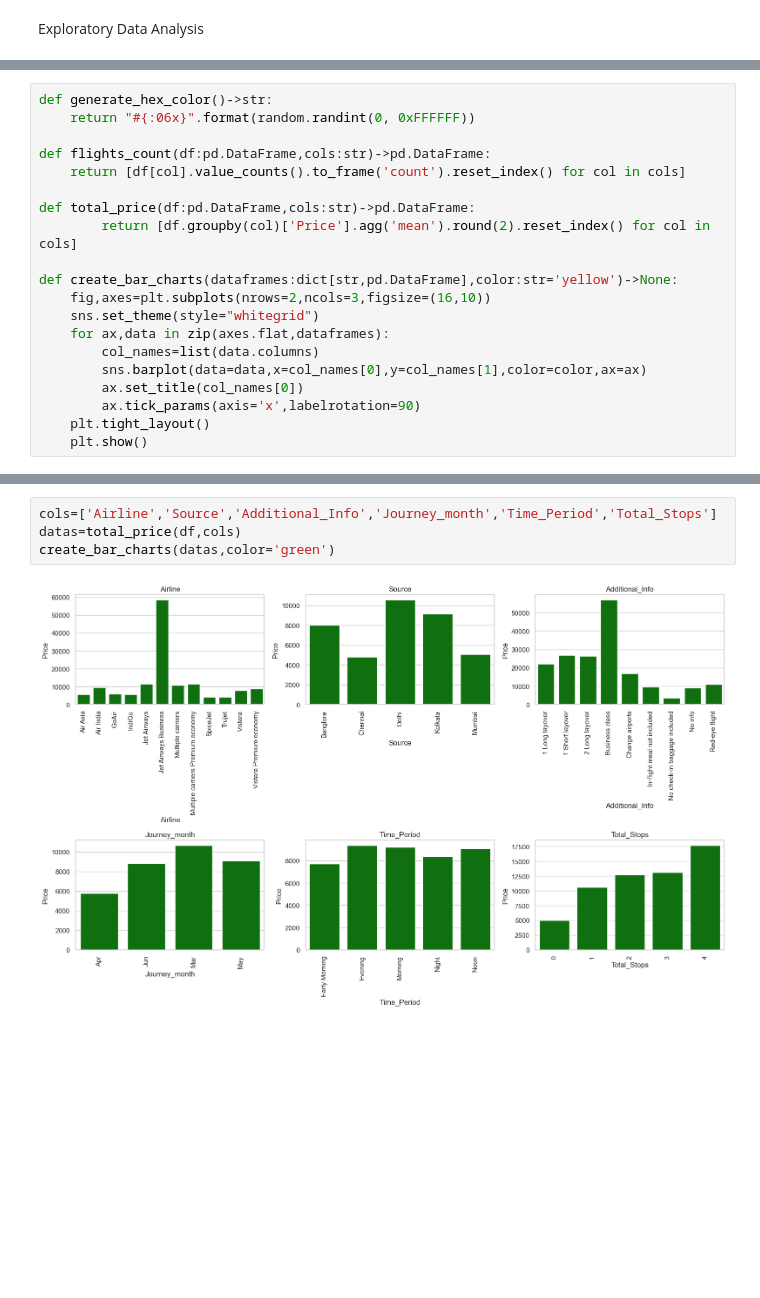
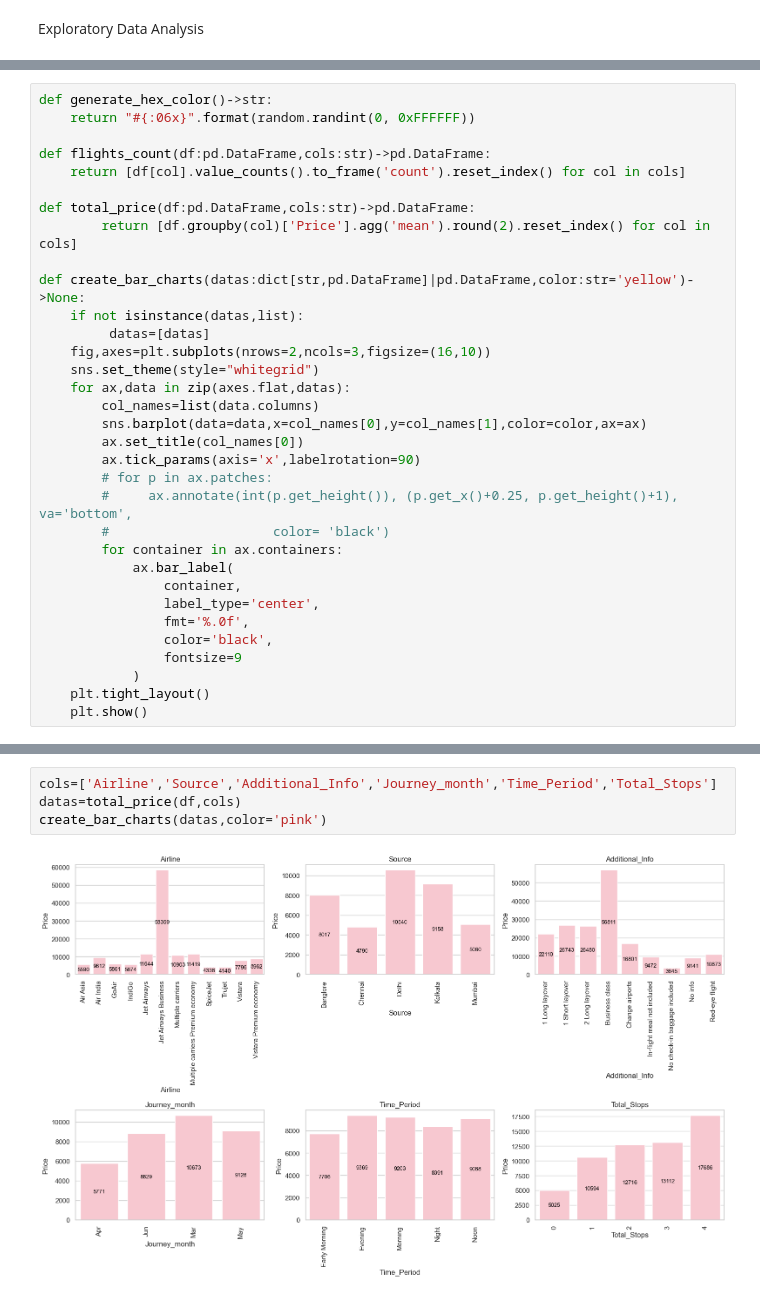
Before and after one commit to revu94/DataScience, a Jupyter notebook: aviation_flightfare_prediction/notebooks/flightfare.ipynb, the cells around one changed output, grey strips where cells are left out. Drawn from its saved outputs; the diff is of its cells as text; blank space fills up the shorter version.

```diff
--- a/aviation_flightfare_prediction/notebooks/flightfare.ipynb
+++ b/aviation_flightfare_prediction/notebooks/flightfare.ipynb
@@ -67,14 +65,27 @@ def flights_count(df:pd.DataFrame,cols:str)->pd.DataFrame:
 def total_price(df:pd.DataFrame,cols:str)->pd.DataFrame:
         return [df.groupby(col)['Price'].agg('mean').round(2).reset_index() for col in cols]
 
-def create_bar_charts(dataframes:dict[str,pd.DataFrame],color:str='yellow')->None:
+def create_bar_charts(datas:dict[str,pd.DataFrame]|pd.DataFrame,color:str='yellow')->None:
+    if not isinstance(datas,list):
+         datas=[datas]
     fig,axes=plt.subplots(nrows=2,ncols=3,figsize=(16,10))
     sns.set_theme(style="whitegrid")
-    for ax,data in zip(axes.flat,dataframes):
+    for ax,data in zip(axes.flat,datas):
         col_names=list(data.columns)
         sns.barplot(data=data,x=col_names[0],y=col_names[1],color=color,ax=ax)
         ax.set_title(col_names[0])
         ax.tick_params(axis='x',labelrotation=90)
+        # for p in ax.patches:
+        #     ax.annotate(int(p.get_height()), (p.get_x()+0.25, p.get_height()+1), va='bottom',
+        #                     color= 'black')
+        for container in ax.containers:
+            ax.bar_label(
+                container,
+                label_type='center',
+                fmt='%.0f',
+                color='black',
+                fontsize=9
+            )
     plt.tight_layout()
     plt.show()
 # %%
@@ -86,6 +97,6 @@ create_bar_charts(datas)
 # %%
 cols=['Airline','Source','Additional_Info','Journey_month','Time_Period','Total_Stops']
 datas=total_price(df,cols)
-create_bar_charts(datas,color='green')
+create_bar_charts(datas,color='pink')
 # %% [output]
-[figure, old version]
+[figure, new version]
```
Also changed, not shown: parts of 2 cells of this notebook.
